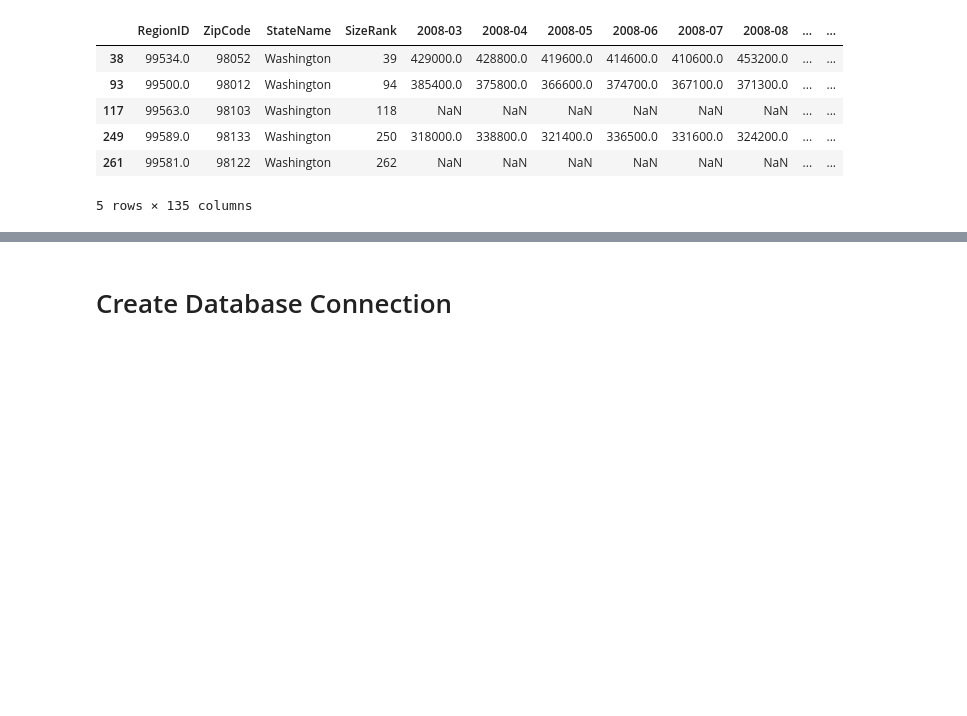
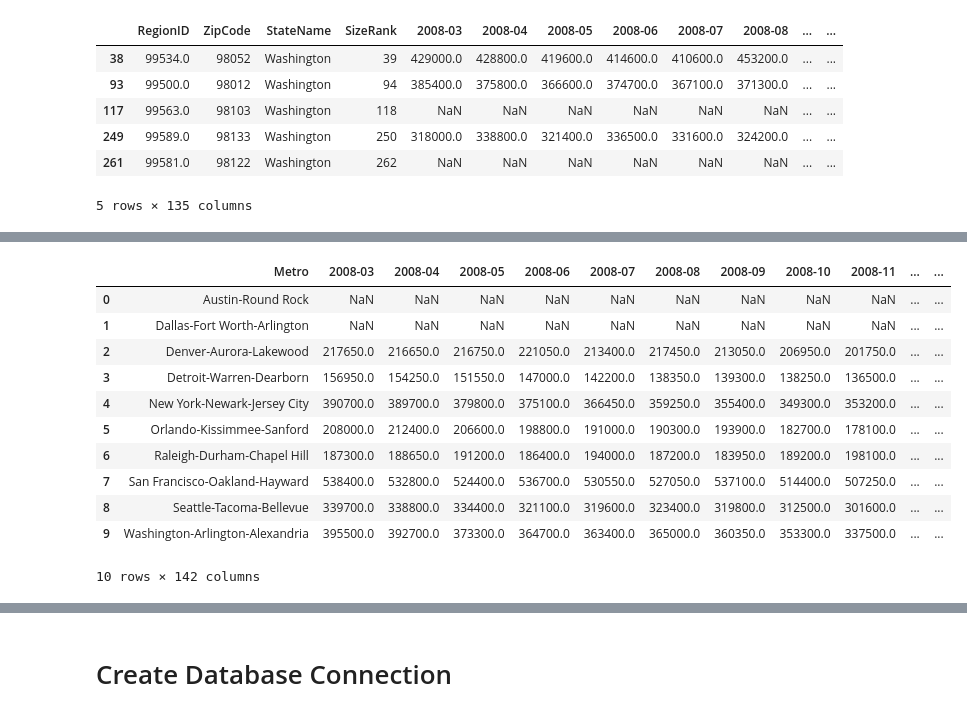
Before and after one commit to martinamagdy/Housing_Market_Analysis_Suaves, a Jupyter notebook: Data/data_cleaning.ipynb, the cells around one changed output, grey strips where cells are left out. Saved outputs shown, nothing was run; the diff lists cells and outputs as text; code cells hidden in the pictures; blank space fills up the shorter version.

```diff
--- a/Data/data_cleaning.ipynb
+++ b/Data/data_cleaning.ipynb
@@ -496,3 +514,63 @@ See the caveats in the documentation: http://pandas.pydata.org/pandas-docs/stabl
+# %%
+price_agg['_2008'] = (price_agg['2008-03'] + price_agg['2008-04'] + price_agg['2008-05'] +
+                         price_agg['2008-06'] + price_agg['2008-07'] + price_agg['2008-08'] +
+                         price_agg['2008-09'] + price_agg['2008-10'] + price_agg['2008-11'] +
+                         price_agg['2008-12'])
+price_agg['_2009'] = (price_agg['2009-01'] + price_agg['2009-02'] + price_agg['2009-03'] +
+                          price_agg['2009-04'] + price_agg['2009-05'] + price_agg['2009-06'] +
+                          price_agg['2009-07'] + price_agg['2009-08'] + price_agg['2009-09'] +
+                          price_agg['2009-10'] + price_agg['2009-11'] + price_agg['2009-12'])
+price_agg['_2010'] = (price_agg['2010-01'] + price_agg['2010-02'] + price_agg['2010-03'] +
+                          price_agg['2010-04'] + price_agg['2010-05'] + price_agg['2010-06'] +
+                          price_agg['2010-07'] + price_agg['2010-08'] + price_agg['2010-09'] +
+                          price_agg['2010-10'] + price_agg['2010-11'] + price_agg['2010-12'])
+price_agg['_2011'] = (price_agg['2011-01'] + price_agg['2011-02'] + price_agg['2011-03'] +
+                          price_agg['2011-04'] + price_agg['2011-05'] + price_agg['2011-06'] +
+                          price_agg['2011-07'] + price_agg['2011-08'] + price_agg['2011-09'] +
+                          price_agg['2011-10'] + price_agg['2011-11'] + price_agg['2011-12'])
+price_agg['_2012'] = (price_agg['2012-01'] + price_agg['2012-02'] + price_agg['2012-03'] +
+                          price_agg['2012-04'] + price_agg['2012-05'] + price_agg['2012-06'] +
+                          price_agg['2012-07'] + price_agg['2012-08'] + price_agg['2012-09'] +
+                          price_agg['2012-10'] + price_agg['2012-11'] + price_agg['2012-12'])
+price_agg['_2013'] = (price_agg['2013-01'] + price_agg['2013-02'] + price_agg['2013-03'] +
+                          price_agg['2013-04'] + price_agg['2013-05'] + price_agg['2013-06'] +
+                          price_agg['2013-07'] + price_agg['2013-08'] + price_agg['2013-09'] +
+                          price_agg['2013-10'] + price_agg['2013-11'] + price_agg['2013-12'])
+price_agg['_2014'] = (price_agg['2014-01'] + price_agg['2014-02'] + price_agg['2014-03'] +
+                          price_agg['2014-04'] + price_agg['2014-05'] + price_agg['2014-06'] +
+                          price_agg['2014-07'] + price_agg['2014-08'] + price_agg['2014-09'] +
+                          price_agg['2014-10'] + price_agg['2014-11'] + price_agg['2014-12'])
+price_agg['_2015'] = (price_agg['2015-01'] + price_agg['2015-02'] + price_agg['2015-03'] +
+                          price_agg['2015-04'] + price_agg['2015-05'] + price_agg['2015-06'] +
+                          price_agg['2015-07'] + price_agg['2015-08'] + price_agg['2015-09'] +
+                          price_agg['2015-10'] + price_agg['2015-11'] + price_agg['2015-12'])
+price_agg['_2016'] = (price_agg['2016-01'] + price_agg['2016-02'] + price_agg['2016-03'] +
+                          price_agg['2016-04'] + price_agg['2016-05'] + price_agg['2016-06'] +
+                          price_agg['2016-07'] + price_agg['2016-08'] + price_agg['2016-09'] +
+                          price_agg['2016-10'] + price_agg['2016-11'] + price_agg['2016-12'])
+price_agg['_2017'] = (price_agg['2017-01'] + price_agg['2017-02'] + price_agg['2017-03'] +
+                          price_agg['2017-04'] + price_agg['2017-05'] + price_agg['2017-06'] +
+                          price_agg['2017-07'] + price_agg['2017-08'] + price_agg['2017-09'] +
+                          price_agg['2017-10'] + price_agg['2017-11'] + price_agg['2017-12'])
+price_agg['_2018'] = (price_agg['2018-01'] + price_agg['2018-02'] + price_agg['2018-03'] +
+                          price_agg['2018-04'] + price_agg['2018-05'] + price_agg['2018-06'] +
+                          price_agg['2018-07'] + price_agg['2018-08'] + price_agg['2018-09'] +
+                          price_agg['2018-10'] + price_agg['2018-11'] + price_agg['2018-12'])
+# price_agg.dropna(inplace = True)
+price_agg
+# %% [output]
+|  | Metro | 2008-03 | 2008-04 | 2008-05 | 2008-06 | 2008-07 | 2008-08 | 2008-09 | 2008-10 | 2008-11 | ... | ... |
+| 0 | Austin-Round Rock | NaN | NaN | NaN | NaN | NaN | NaN | NaN | NaN | NaN | ... | ... |
+| 1 | Dallas-Fort Worth-Arlington | NaN | NaN | NaN | NaN | NaN | NaN | NaN | NaN | NaN | ... | ... |
+| 2 | Denver-Aurora-Lakewood | 217650.0 | 216650.0 | 216750.0 | 221050.0 | 213400.0 | 217450.0 | 213050.0 | 206950.0 | 201750.0 | ... | ... |
+| 3 | Detroit-Warren-Dearborn | 156950.0 | 154250.0 | 151550.0 | 147000.0 | 142200.0 | 138350.0 | 139300.0 | 138250.0 | 136500.0 | ... | ... |
+| 4 | New York-Newark-Jersey City | 390700.0 | 389700.0 | 379800.0 | 375100.0 | 366450.0 | 359250.0 | 355400.0 | 349300.0 | 353200.0 | ... | ... |
+| 5 | Orlando-Kissimmee-Sanford | 208000.0 | 212400.0 | 206600.0 | 198800.0 | 191000.0 | 190300.0 | 193900.0 | 182700.0 | 178100.0 | ... | ... |
+| 6 | Raleigh-Durham-Chapel Hill | 187300.0 | 188650.0 | 191200.0 | 186400.0 | 194000.0 | 187200.0 | 183950.0 | 189200.0 | 198100.0 | ... | ... |
+| 7 | San Francisco-Oakland-Hayward | 538400.0 | 532800.0 | 524400.0 | 536700.0 | 530550.0 | 527050.0 | 537100.0 | 514400.0 | 507250.0 | ... | ... |
+| 8 | Seattle-Tacoma-Bellevue | 339700.0 | 338800.0 | 334400.0 | 321100.0 | 319600.0 | 323400.0 | 319800.0 | 312500.0 | 301600.0 | ... | ... |
+| 9 | Washington-Arlington-Alexandria | 395500.0 | 392700.0 | 373300.0 | 364700.0 | 363400.0 | 365000.0 | 360350.0 | 353300.0 | 337500.0 | ... | ... |
+10 rows × 142 columns
 # %%
 # price_agg.loc[price_agg.StateName == 'District of Columbia'].ZipCode
 # %%
```
Also changed, not shown: parts of 5 cells of this notebook, 3 other files.
